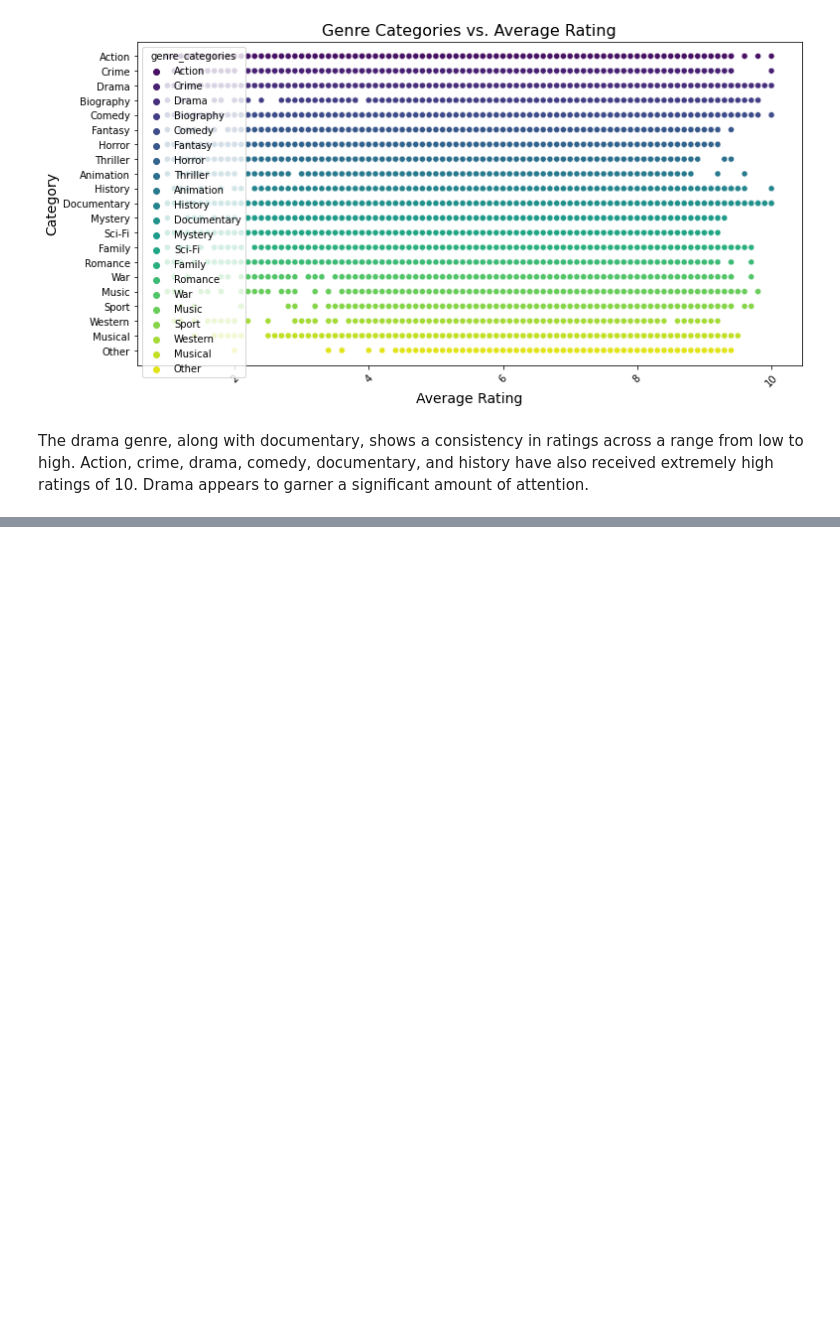
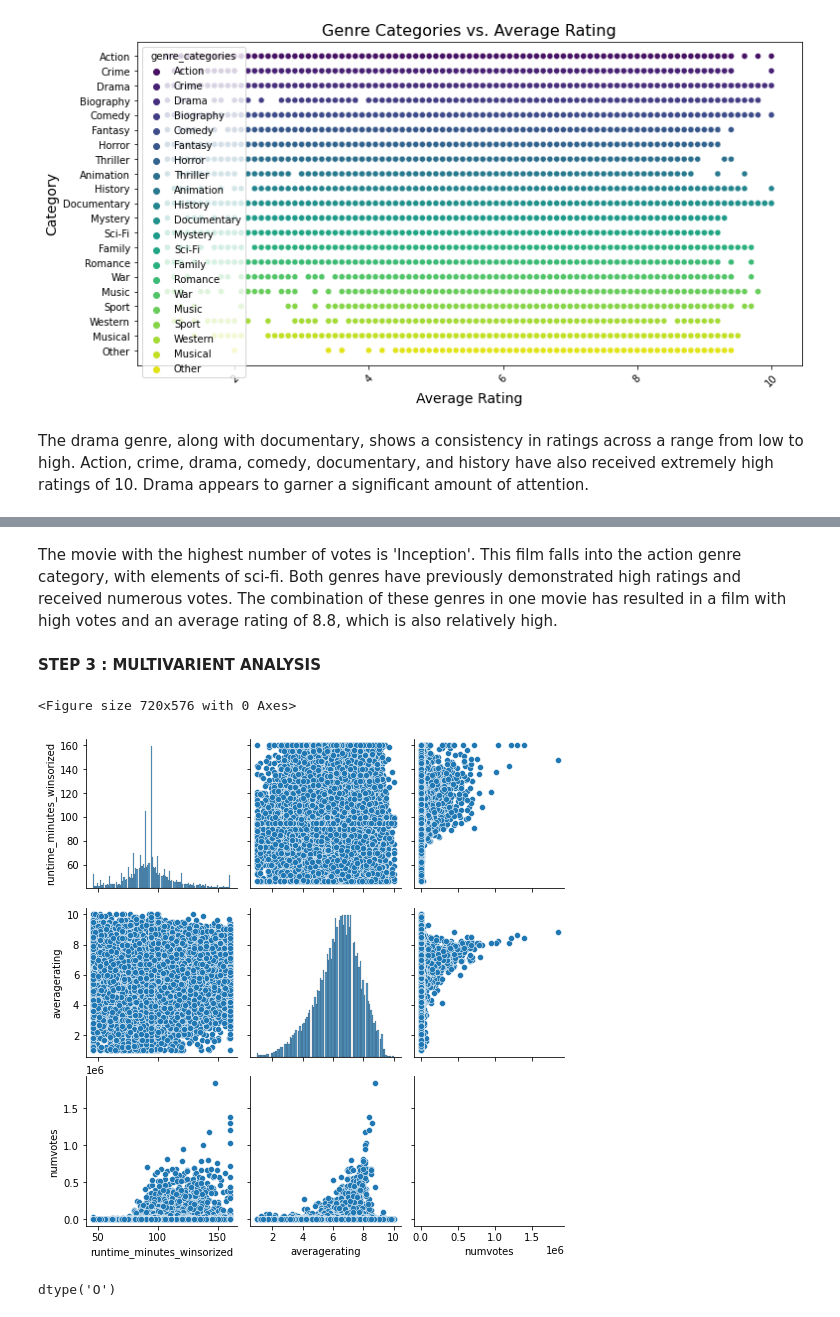
Before and after one commit to Anniemarie001/DSC-PHASE1-PROJECT, a Jupyter notebook: index.ipynb, the cells around one changed output, grey strips where cells are left out. Drawn from its saved outputs; the diff is of its cells as text; code cells hidden in the pictures; blank space fills up the shorter version.

```diff
--- a/index.ipynb
+++ b/index.ipynb
@@ -805,0 +834,16 @@ The drama genre, along with documentary, shows a consistency in ratings across a
+# %% [markdown]
+The movie with the highest number of votes is 'Inception'. This film falls into the action genre category, with elements of sci-fi. Both genres have previously demonstrated high ratings and received numerous votes. The combination of these genres in one movie has resulted in a film with high votes and an average rating of 8.8, which is also relatively high.
+# %% [markdown]
+**STEP 3 : MULTIVARIENT ANALYSIS**
+# %%
+# Multivariate Analysis
+plt.figure(figsize=(10, 8))
+sns.pairplot(df[['runtime_minutes_winsorized', 'averagerating', 'numvotes']])
+plt.show()
+# %% [output]
+<Figure size 720x576 with 0 Axes>
+[figure, added]
+# %%
+df['genre_categories'].dtype
+# %% [output]
+dtype('O')
```
Also changed, not shown: parts of 2 cells of this notebook.
